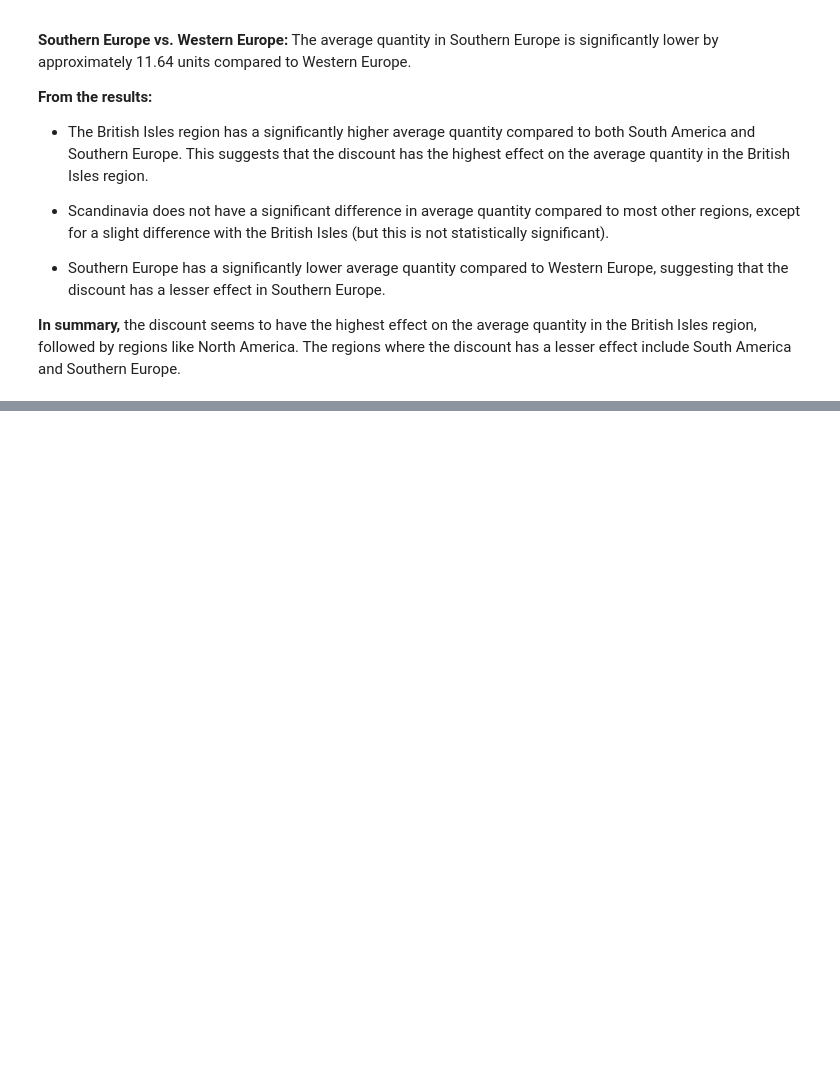
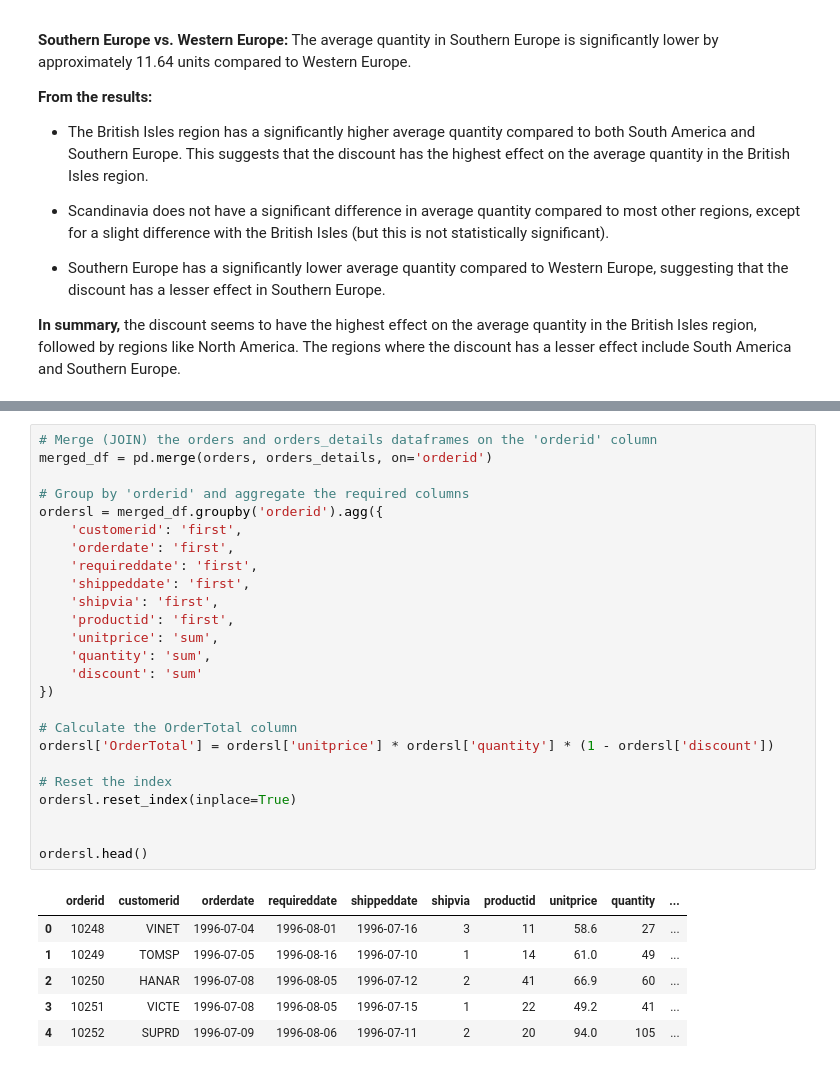
Before and after one commit to nani2357/Statistical-Analysis-on-Northwind-Sample-Database, a Jupyter notebook: Notebooks/hypothesis_testing.ipynb, the cells around one changed output, grey strips where cells are left out. Saved outputs shown, nothing was run; the diff lists cells and outputs as text; blank space fills up the shorter version.

```diff
--- a/Notebooks/hypothesis_testing.ipynb
+++ b/Notebooks/hypothesis_testing.ipynb
@@ -1033,0 +1040,32 @@ plt.show()
+# %%
+# Merge (JOIN) the orders and orders_details dataframes on the 'orderid' column
+merged_df = pd.merge(orders, orders_details, on='orderid')
+
+# Group by 'orderid' and aggregate the required columns
+ordersl = merged_df.groupby('orderid').agg({
+    'customerid': 'first',
+    'orderdate': 'first',
+    'requireddate': 'first',
+    'shippeddate': 'first',
+    'shipvia': 'first',
+    'productid': 'first',
+    'unitprice': 'sum',
+    'quantity': 'sum',
+    'discount': 'sum'
+})
+
+# Calculate the OrderTotal column
+ordersl['OrderTotal'] = ordersl['unitprice'] * ordersl['quantity'] * (1 - ordersl['discount'])
+
+# Reset the index
+ordersl.reset_index(inplace=True)
+
+
+ordersl.head()
+# %% [output]
+|  | orderid | customerid | orderdate | requireddate | shippeddate | shipvia | productid | unitprice | quantity | ... |
+| 0 | 10248 | VINET | 1996-07-04 | 1996-08-01 | 1996-07-16 | 3 | 11 | 58.6 | 27 | ... |
+| 1 | 10249 | TOMSP | 1996-07-05 | 1996-08-16 | 1996-07-10 | 1 | 14 | 61.0 | 49 | ... |
+| 2 | 10250 | HANAR | 1996-07-08 | 1996-08-05 | 1996-07-12 | 2 | 41 | 66.9 | 60 | ... |
+| 3 | 10251 | VICTE | 1996-07-08 | 1996-08-05 | 1996-07-15 | 1 | 22 | 49.2 | 41 | ... |
+| 4 | 10252 | SUPRD | 1996-07-09 | 1996-08-06 | 1996-07-11 | 2 | 20 | 94.0 | 105 | ... |
```
Also changed, not shown: parts of 8 cells of this notebook.
